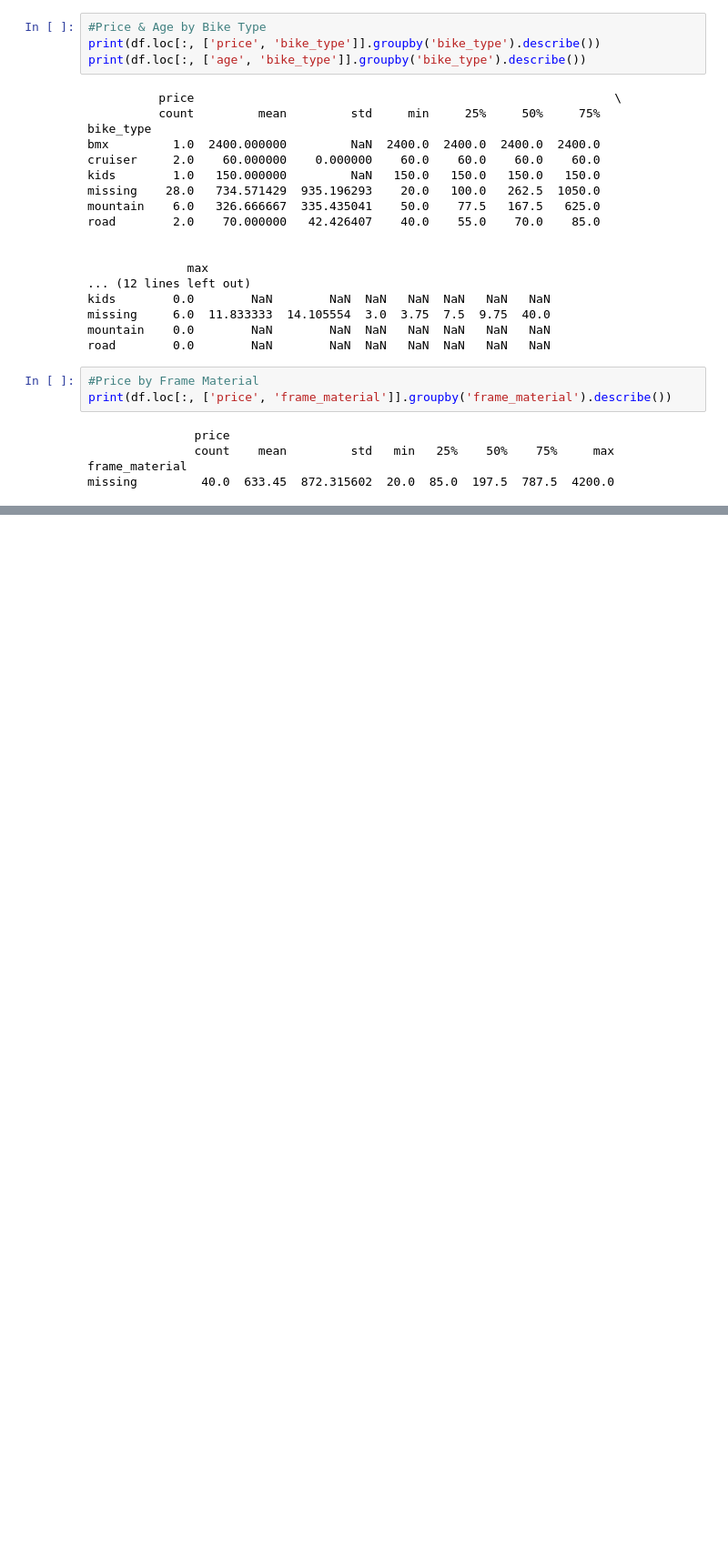
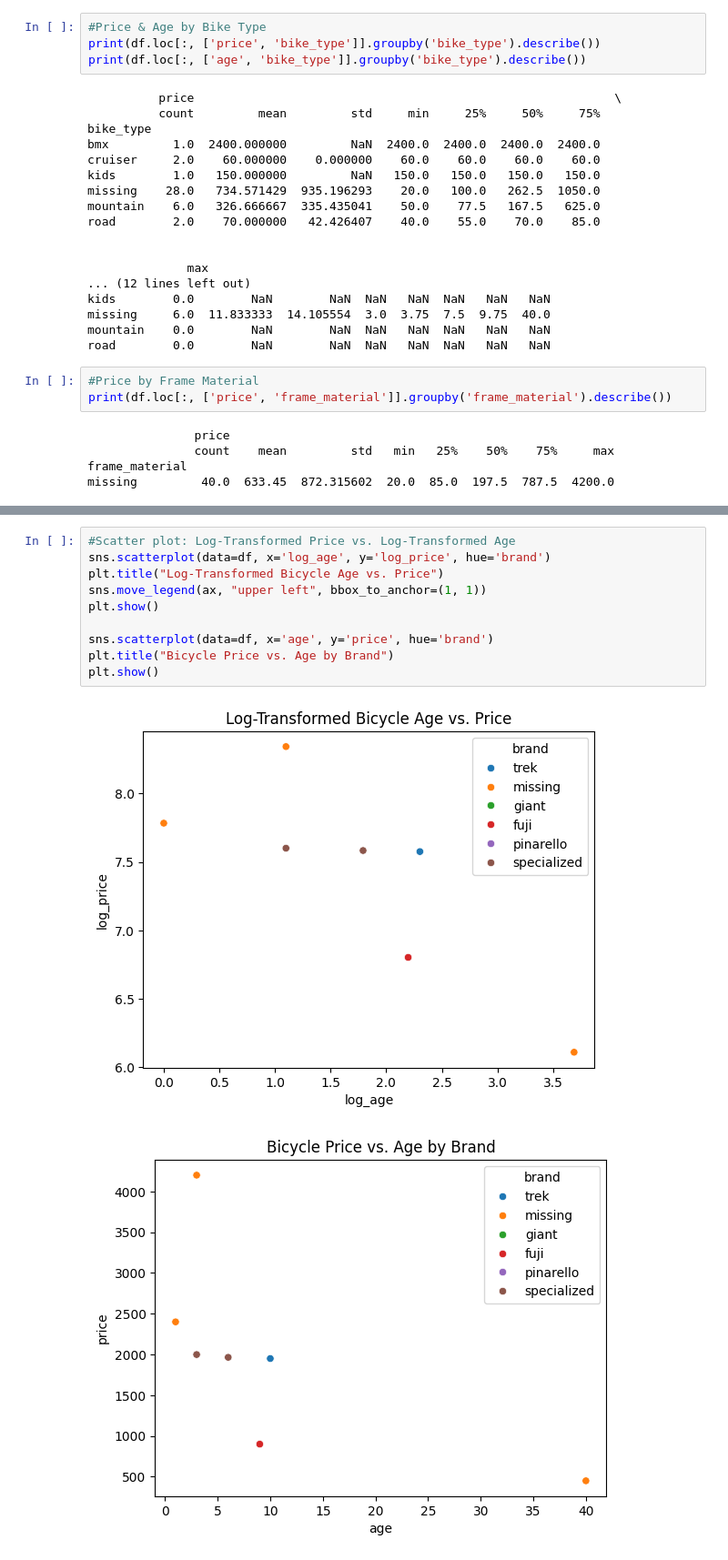
Before and after one commit to KeerHu73/wrangling, a Jupyter notebook: lab/lab_notebook.ipynb, the cells around one changed output, grey strips where cells are left out. Shown at 91% size. Cells and saved outputs as stored; diff of their text form; blank space fills up the shorter version.

```diff
--- a/lab/lab_notebook.ipynb
+++ b/lab/lab_notebook.ipynb
@@ -424,0 +452,13 @@ plt.show()
+# %%
+#Scatter plot: Log-Transformed Price vs. Log-Transformed Age
+sns.scatterplot(data=df, x='log_age', y='log_price', hue='brand')
+plt.title("Log-Transformed Bicycle Age vs. Price")
+sns.move_legend(ax, "upper left", bbox_to_anchor=(1, 1))
+plt.show()
+
+sns.scatterplot(data=df, x='age', y='price', hue='brand')
+plt.title("Bicycle Price vs. Age by Brand")
+plt.show()
+# %% [output]
+[figure, added]
+[figure, added]
```
Also changed, not shown: parts of 9 cells of this notebook.
